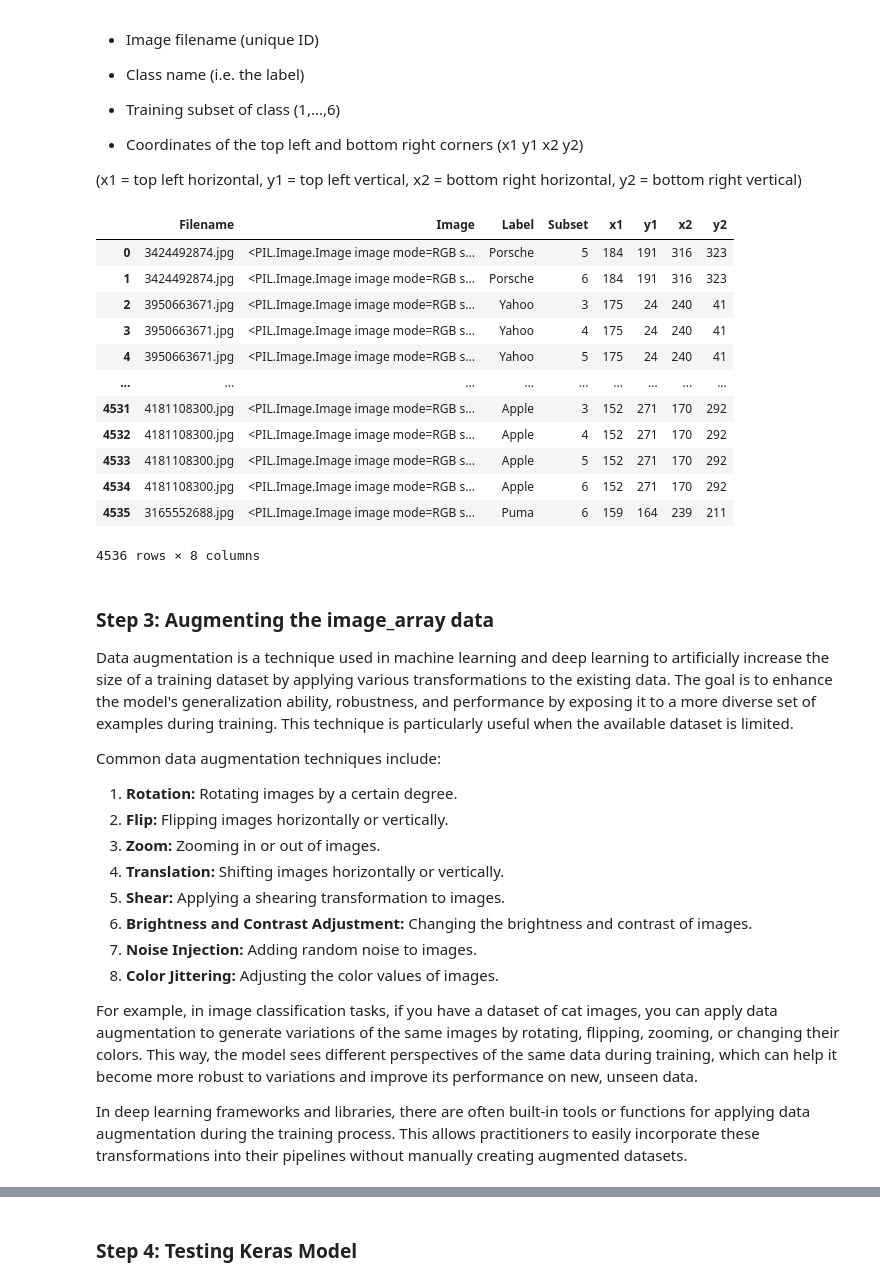
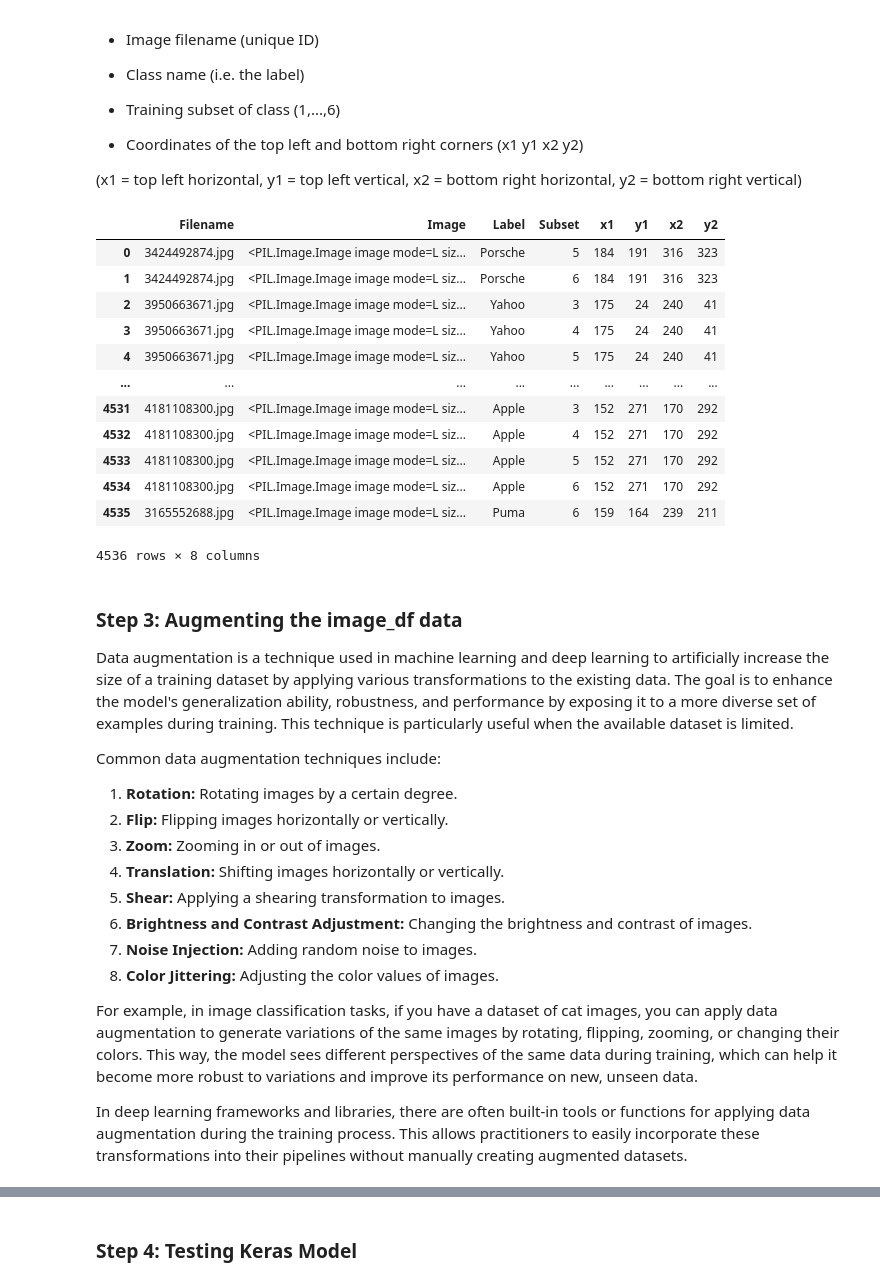
Before and after one commit to veronicalarssn/ML_Project, a Jupyter notebook: Start.ipynb, the cells around one changed output, grey strips where cells are left out. Cells and saved outputs as stored; diff of their text form; code cells hidden in the pictures.

```diff
--- a/Start.ipynb
+++ b/Start.ipynb
@@ -97,0 +80,33 @@ images_dictionary = process_images(image_directory, image_filenames)
+# %%
+"""Getting df with all filenames and images (missing labels at this stage)"""
+
+# Path to directory containing image files
+image_directory = unzipped_images_path+ directory_separator +'flickr_logos_27_dataset_images' #example: r'C:\Users\EmiliaGachowetz-Gepp\Documents\New ML\images\flickr_logos_27_dataset_images'
+
+# List of all files (images) in the directory
+image_filenames = [f for f in os.listdir(image_directory) if os.path.isfile(os.path.join(image_directory, f))]
+
+# Function to process images and store them in a DataFrame
+def process_images(image_directory, image_filenames):
+    image_data = []  # List to store image data
+
+    for filename in image_filenames:
+        try:
+            image_path = os.path.join(image_directory, filename)  # Construct the full path to the image file
+            img = Image.open(image_path)  # Open the image using Pillow (PIL)
+            img = img.convert('L') #Converting to gray scale
+            img_resized = img.resize((100, 100), Image.LANCZOS)  # Resize the image to 100x100 pixels
+            # img_array = np.array(img_resized) # Convert image to numpy array if needed
+            image_data.append({'Filename': filename, 'Image': img_resized})
+
+        except Exception as e:
+            # Handle errors (e.g., if the image cannot be processed)
+            print(f"Error processing image {filename}: {e}")
+
+    # Convert the list of dictionaries to a DataFrame
+    image_df = pd.DataFrame(image_data)
+    return image_df
+
+# Call the function to process images and store them in a DataFrame
+image_df = process_images(image_directory, image_filenames)
+image_df.head()
@@ -122,34 +144,31 @@ The data frame is built like this:
 # %%
 #2. read csv which contains information about images
 info =pd.read_csv(unzipped_path + directory_separator + 'flickr_logos_27_dataset/flickr_logos_27_dataset_training_set_annotation.txt', sep='\s+', header=None)
 
 #renaming the columns in images_info:
 new_column_names = ['Filename', 'Label', 'Subset', 'x1', 'y1','x2', 'y2']
 info.columns=new_column_names
-info.head()
+#info.head()
 
-#merging the df with the dictionary which we first convert to df
-image_df = pd.DataFrame.from_dict(images_dictionary, orient='index', columns = ['Image'])
-image_df = image_df.reset_index()
-image_df = image_df.rename(columns={'index': 'Filename'})
-images_info = image_df.merge(info, how = 'inner', on = 'Filename')
-images_info
+#merging the df with the image_df
+image_df = image_df.merge(info, how = 'inner', on = 'Filename')
+image_df
 # %% [output]
 |  | Filename | Image | Label | Subset | x1 | y1 | x2 | y2 |
-| 0 | 3424492874.jpg | <PIL.Image.Image image mode=RGB s... | Porsche | 5 | 184 | 191 | 316 | 323 |
-| 1 | 3424492874.jpg | <PIL.Image.Image image mode=RGB s... | Porsche | 6 | 184 | 191 | 316 | 323 |
-| 2 | 3950663671.jpg | <PIL.Image.Image image mode=RGB s... | Yahoo | 3 | 175 | 24 | 240 | 41 |
-| 3 | 3950663671.jpg | <PIL.Image.Image image mode=RGB s... | Yahoo | 4 | 175 | 24 | 240 | 41 |
-| 4 | 3950663671.jpg | <PIL.Image.Image image mode=RGB s... | Yahoo | 5 | 175 | 24 | 240 | 41 |
+| 0 | 3424492874.jpg | <PIL.Image.Image image mode=L siz... | Porsche | 5 | 184 | 191 | 316 | 323 |
+| 1 | 3424492874.jpg | <PIL.Image.Image image mode=L siz... | Porsche | 6 | 184 | 191 | 316 | 323 |
+| 2 | 3950663671.jpg | <PIL.Image.Image image mode=L siz... | Yahoo | 3 | 175 | 24 | 240 | 41 |
+| 3 | 3950663671.jpg | <PIL.Image.Image image mode=L siz... | Yahoo | 4 | 175 | 24 | 240 | 41 |
+| 4 | 3950663671.jpg | <PIL.Image.Image image mode=L siz... | Yahoo | 5 | 175 | 24 | 240 | 41 |
 | ... | ... | ... | ... | ... | ... | ... | ... | ... |
-| 4531 | 4181108300.jpg | <PIL.Image.Image image mode=RGB s... | Apple | 3 | 152 | 271 | 170 | 292 |
-| 4532 | 4181108300.jpg | <PIL.Image.Image image mode=RGB s... | Apple | 4 | 152 | 271 | 170 | 292 |
-| 4533 | 4181108300.jpg | <PIL.Image.Image image mode=RGB s... | Apple | 5 | 152 | 271 | 170 | 292 |
-| 4534 | 4181108300.jpg | <PIL.Image.Image image mode=RGB s... | Apple | 6 | 152 | 271 | 170 | 292 |
-| 4535 | 3165552688.jpg | <PIL.Image.Image image mode=RGB s... | Puma | 6 | 159 | 164 | 239 | 211 |
+| 4531 | 4181108300.jpg | <PIL.Image.Image image mode=L siz... | Apple | 3 | 152 | 271 | 170 | 292 |
+| 4532 | 4181108300.jpg | <PIL.Image.Image image mode=L siz... | Apple | 4 | 152 | 271 | 170 | 292 |
+| 4533 | 4181108300.jpg | <PIL.Image.Image image mode=L siz... | Apple | 5 | 152 | 271 | 170 | 292 |
+| 4534 | 4181108300.jpg | <PIL.Image.Image image mode=L siz... | Apple | 6 | 152 | 271 | 170 | 292 |
+| 4535 | 3165552688.jpg | <PIL.Image.Image image mode=L siz... | Puma | 6 | 159 | 164 | 239 | 211 |
 4536 rows × 8 columns
 # %% [markdown]
-### Step 3: Augmenting the image_array data
+### Step 3: Augmenting the image_df data
 
 Data augmentation is a technique used in machine learning and deep learning to artificially increase the size of a training dataset by applying various transformations to the existing data. The goal is to enhance the model's generalization ability, robustness, and performance by exposing it to a more diverse set of examples during training. This technique is particularly useful when the available dataset is limited.
 
```
Also changed, not shown: parts of 15 cells of this notebook.
